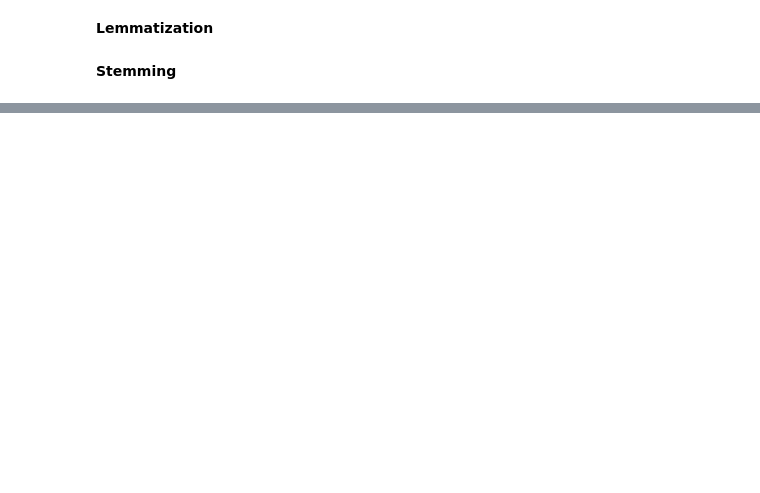
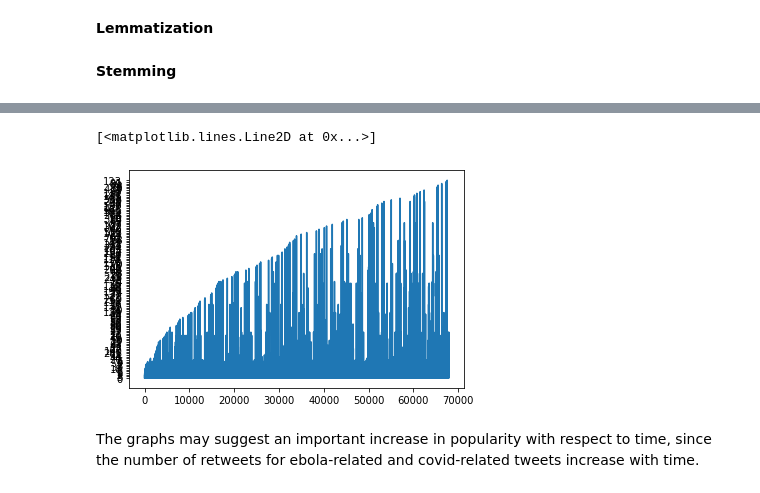
Before and after one commit to filopacio/NaturalLanguagePandemic, a Jupyter notebook: ebola_vs_covid_nlp.ipynb, the cells around one changed output, grey strips where cells are left out. Saved outputs shown, nothing was run; the diff lists cells and outputs as text; code cells hidden in the pictures; blank space fills up the shorter version.

```diff
--- a/ebola_vs_covid_nlp.ipynb
+++ b/ebola_vs_covid_nlp.ipynb
@@ -216,0 +433,2 @@ def getSentiment(user):
+# %%
+df_e['emotion'] = [getEmotion(i) for i in df_e.tweet]
@@ -216,0 +444,7 @@ def getSentiment(user):
+# %%
+plt.plot(df_e.nretweets)
+# %% [output]
+[<matplotlib.lines.Line2D at 0x...>]
+[figure, added]
+# %% [markdown]
+The graphs may suggest an important increase in popularity with respect to time, since the number of retweets for ebola-related and covid-related tweets increase with time.
```
Also changed, not shown: parts of 83 cells of this notebook.
